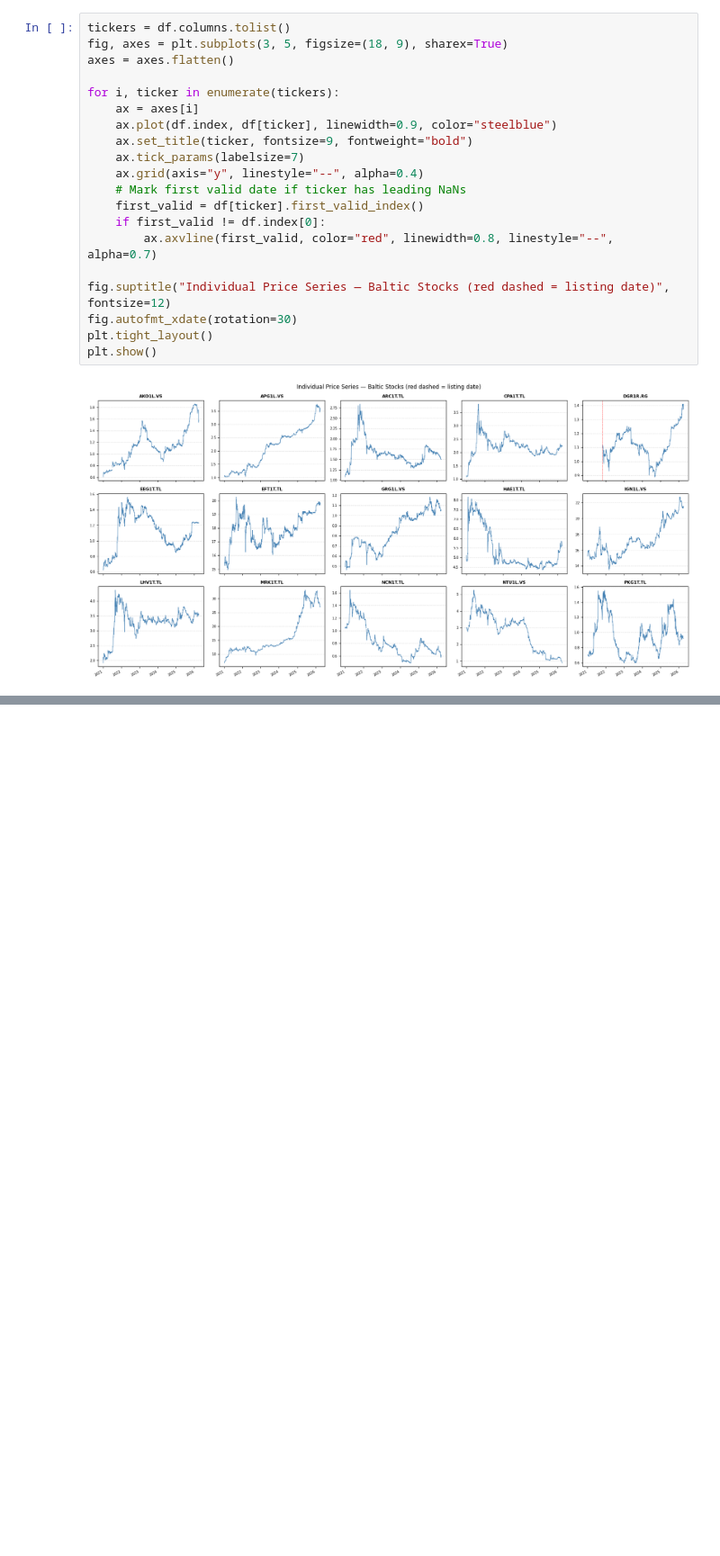
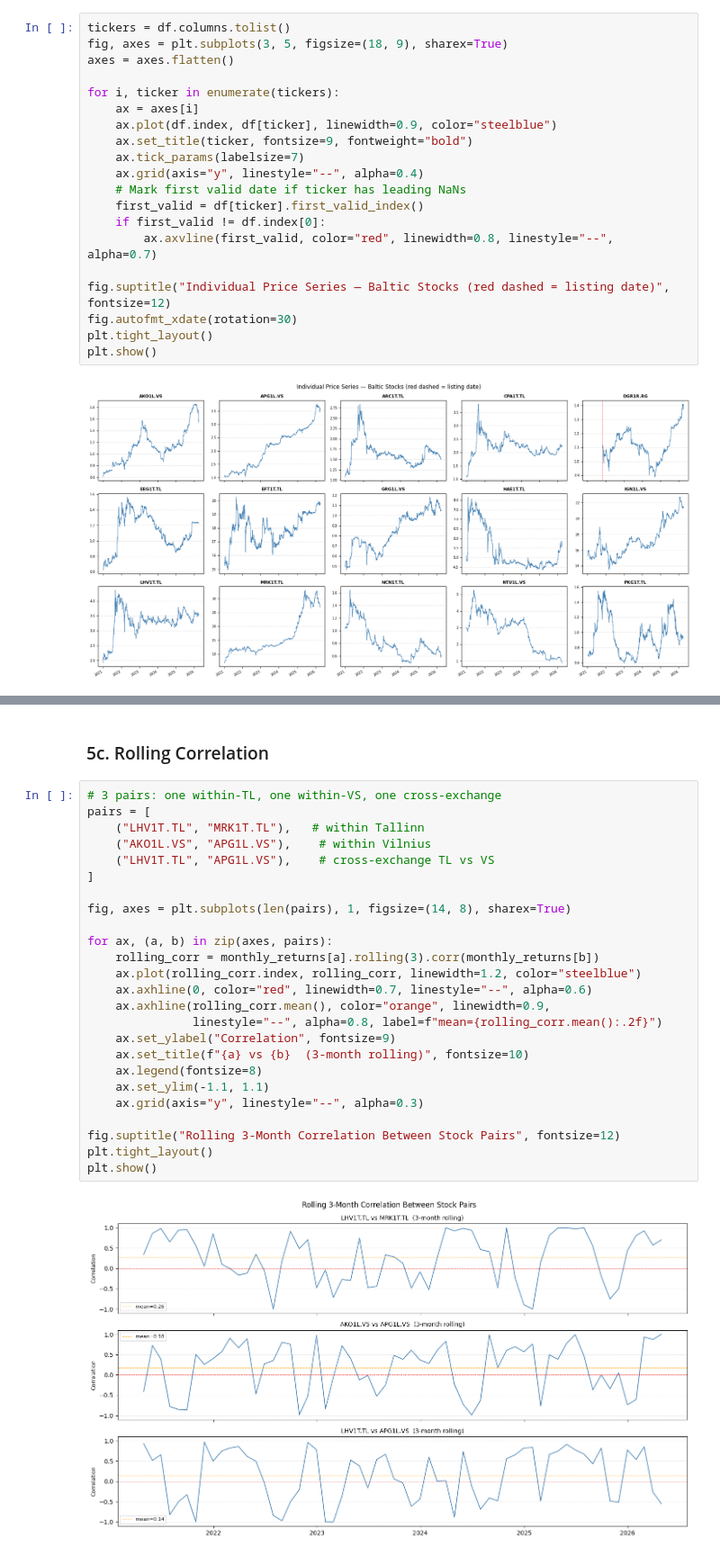
Before and after one commit to Sp0ozy/baltic-factor-model, a Jupyter notebook: notebooks/01_eda.ipynb, the cells around one changed output, grey strips where cells are left out. Shown at 90% size. Drawn from its saved outputs; the diff is of its cells as text; blank space fills up the shorter version.

```diff
--- a/notebooks/01_eda.ipynb
+++ b/notebooks/01_eda.ipynb
@@ -292,0 +516,29 @@ plt.show()
+# %% [markdown]
+### 5c. Rolling Correlation
+# %%
+# 3 pairs: one within-TL, one within-VS, one cross-exchange
+pairs = [
+    ("LHV1T.TL", "MRK1T.TL"),   # within Tallinn
+    ("AKO1L.VS", "APG1L.VS"),    # within Vilnius
+    ("LHV1T.TL", "APG1L.VS"),    # cross-exchange TL vs VS
+]
+
+fig, axes = plt.subplots(len(pairs), 1, figsize=(14, 8), sharex=True)
+
+for ax, (a, b) in zip(axes, pairs):
+    rolling_corr = monthly_returns[a].rolling(3).corr(monthly_returns[b])
+    ax.plot(rolling_corr.index, rolling_corr, linewidth=1.2, color="steelblue")
+    ax.axhline(0, color="red", linewidth=0.7, linestyle="--", alpha=0.6)
+    ax.axhline(rolling_corr.mean(), color="orange", linewidth=0.9,
+               linestyle="--", alpha=0.8, label=f"mean={rolling_corr.mean():.2f}")
+    ax.set_ylabel("Correlation", fontsize=9)
+    ax.set_title(f"{a} vs {b}  (3-month rolling)", fontsize=10)
+    ax.legend(fontsize=8)
+    ax.set_ylim(-1.1, 1.1)
+    ax.grid(axis="y", linestyle="--", alpha=0.3)
+
+fig.suptitle("Rolling 3-Month Correlation Between Stock Pairs", fontsize=12)
+plt.tight_layout()
+plt.show()
+# %% [output]
+[figure, added]
```
Also changed, not shown: parts of 20 cells of this notebook.
